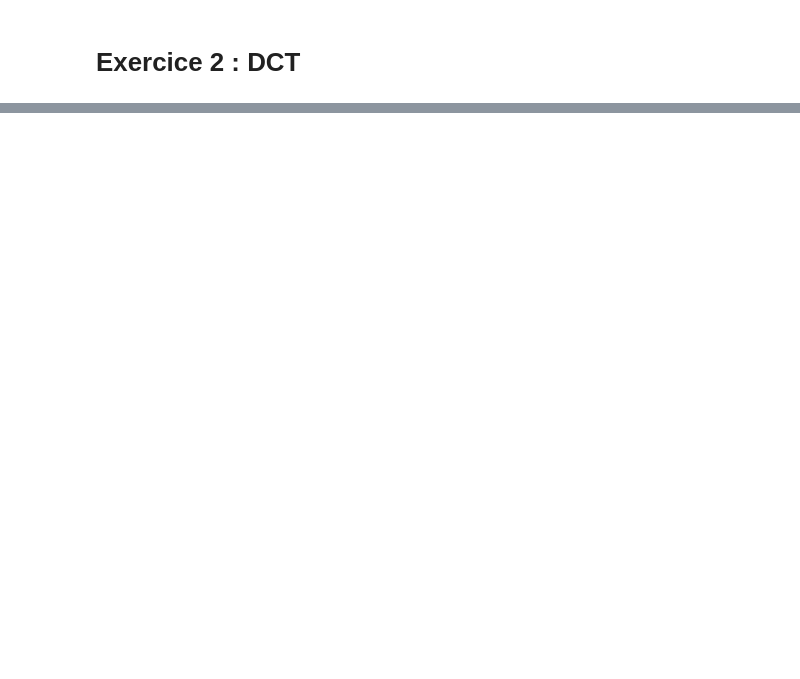
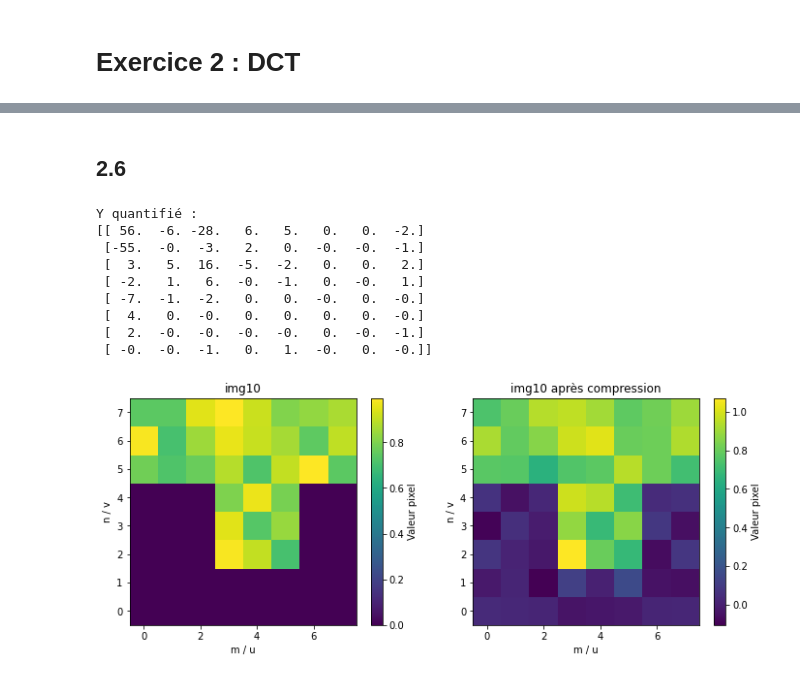
Before and after one commit to jeertmans/LELEC1930, a Jupyter notebook: notebooks/seance4.ipynb, the cells around one changed output, grey strips where cells are left out. Cells and saved outputs as stored; diff of their text form; code cells hidden in the pictures; blank space fills up the shorter version.

```diff
--- a/notebooks/seance4.ipynb
+++ b/notebooks/seance4.ipynb
@@ -133,0 +261,40 @@ plot_snr_vs_ber(SNR, BER)
+# %% [markdown]
+## 2.6
+# %%
+# (a)
+Q2 = blocks["Q"] / 256
+
+X = blocks["img10"]
+Y = dct2(X)
+
+# (b)
+Y_Q = np.round(Y / Q2)
+
+print("Y quantifié :")
+print(Y_Q)
+
+# (c)
+Y_hat = Y_Q * Q2
+
+# (d)
+X_hat = idct2(Y_hat)
+
+fig, ax = plt.subplots(1, 2, figsize=(10, 4))
+
+plot_image(X, ax[0])
+plot_image(X_hat, ax[1])
+ax[0].set_title("img10")
+ax[1].set_title("img10 après compression")
+
+fig.tight_layout()
+# %% [output]
+Y quantifié :
+[[ 56.  -6. -28.   6.   5.   0.   0.  -2.]
+ [-55.  -0.  -3.   2.   0.  -0.  -0.  -1.]
+ [  3.   5.  16.  -5.  -2.   0.   0.   2.]
+ [ -2.   1.   6.  -0.  -1.   0.  -0.   1.]
+ [ -7.  -1.  -2.   0.   0.  -0.   0.  -0.]
+ [  4.   0.  -0.   0.   0.   0.   0.  -0.]
+ [  2.  -0.  -0.  -0.  -0.   0.  -0.  -1.]
+ [ -0.  -0.  -1.   0.   1.  -0.   0.  -0.]]
+[figure, added]
```
Also changed, not shown: parts of 21 cells of this notebook, 2 other files.
